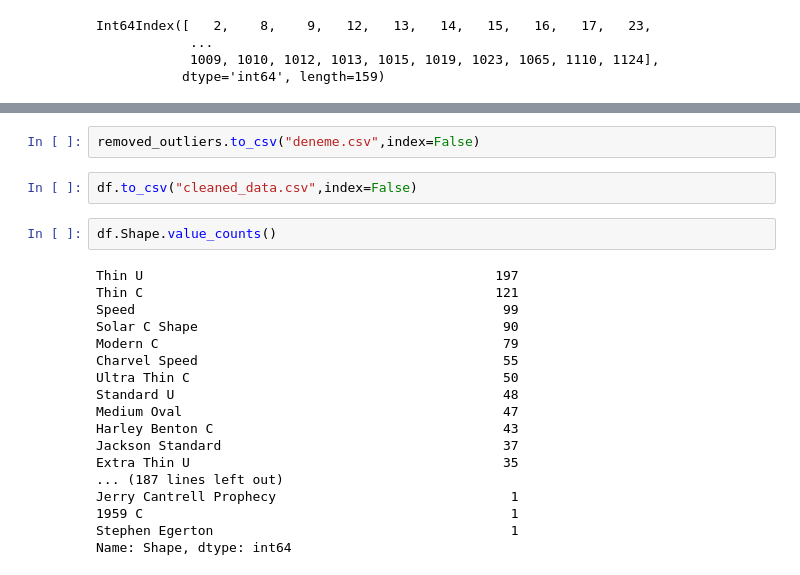
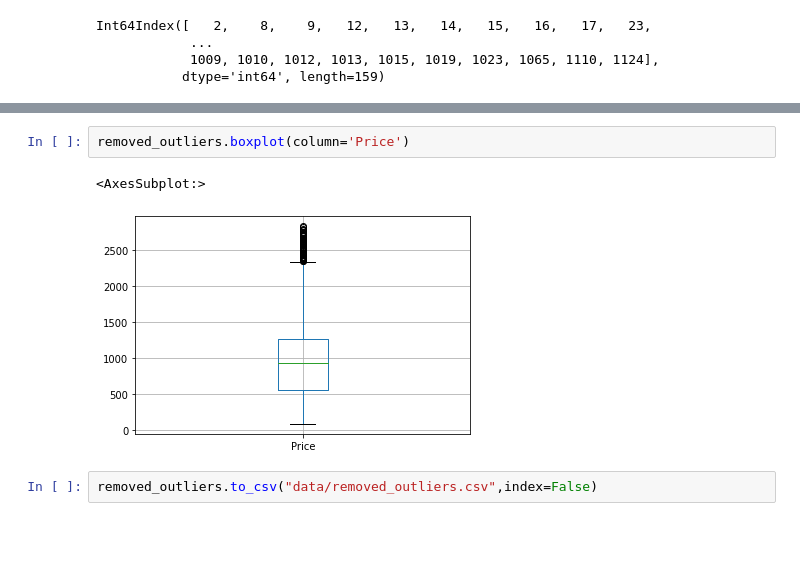
Before and after one commit to omerkolcak/Electric-Guitar-Price-Prediction, a Jupyter notebook: Data Cleaning.ipynb, the cells around one changed output, grey strips where cells are left out. Saved outputs shown, nothing was run; the diff lists cells and outputs as text; blank space fills up the shorter version.

```diff
--- a/Data Cleaning.ipynb
+++ b/Data Cleaning.ipynb
@@ -516,24 +410,7 @@ removed_outliers = df.drop(idx_list)
+# %%
+removed_outliers.boxplot(column='Price')
+# %% [output]
+<AxesSubplot:>
+[figure, added]
 # %%
-removed_outliers.to_csv("deneme.csv",index=False)
+removed_outliers.to_csv("data/removed_outliers.csv",index=False)
-# %%
-df.to_csv("cleaned_data.csv",index=False)
-# %%
-df.Shape.value_counts()
-# %% [output]
-Thin U                                             197
-Thin C                                             121
-Speed                                               99
-Solar C Shape                                       90
-Modern C                                            79
-Charvel Speed                                       55
-Ultra Thin C                                        50
-Standard U                                          48
-Medium Oval                                         47
-Harley Benton C                                     43
-Jackson Standard                                    37
-Extra Thin U                                        35
-... (187 lines left out)
-Jerry Cantrell Prophecy                              1
-1959 C                                               1
-Stephen Egerton                                      1
-Name: Shape, dtype: int64
```
Also changed, not shown: parts of 52 cells of this notebook, 24 other files.
